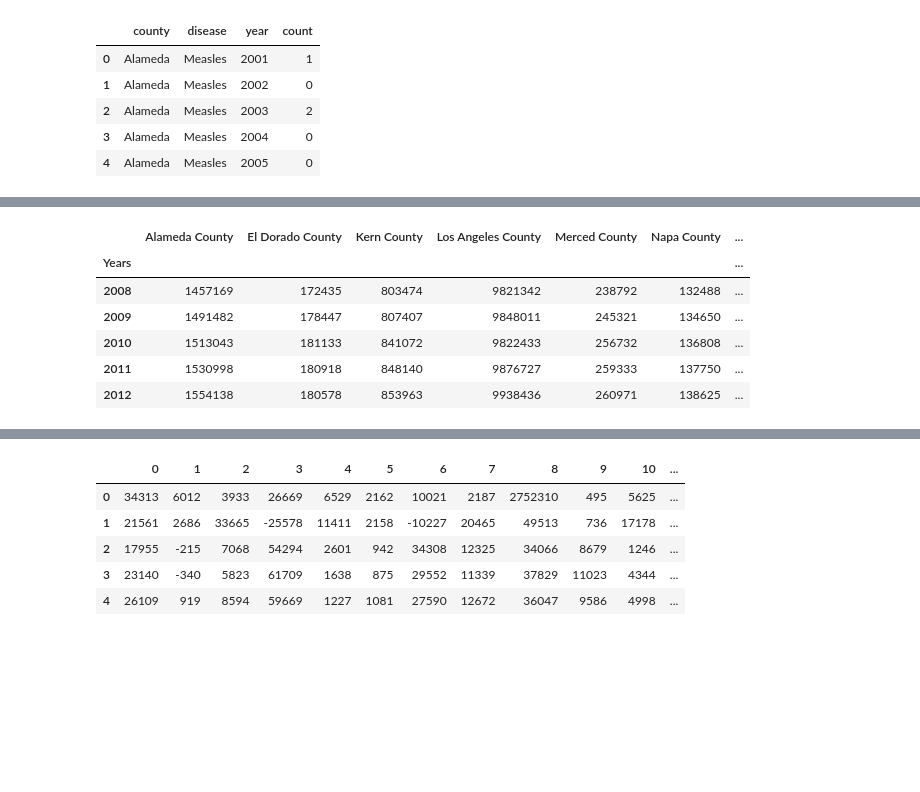
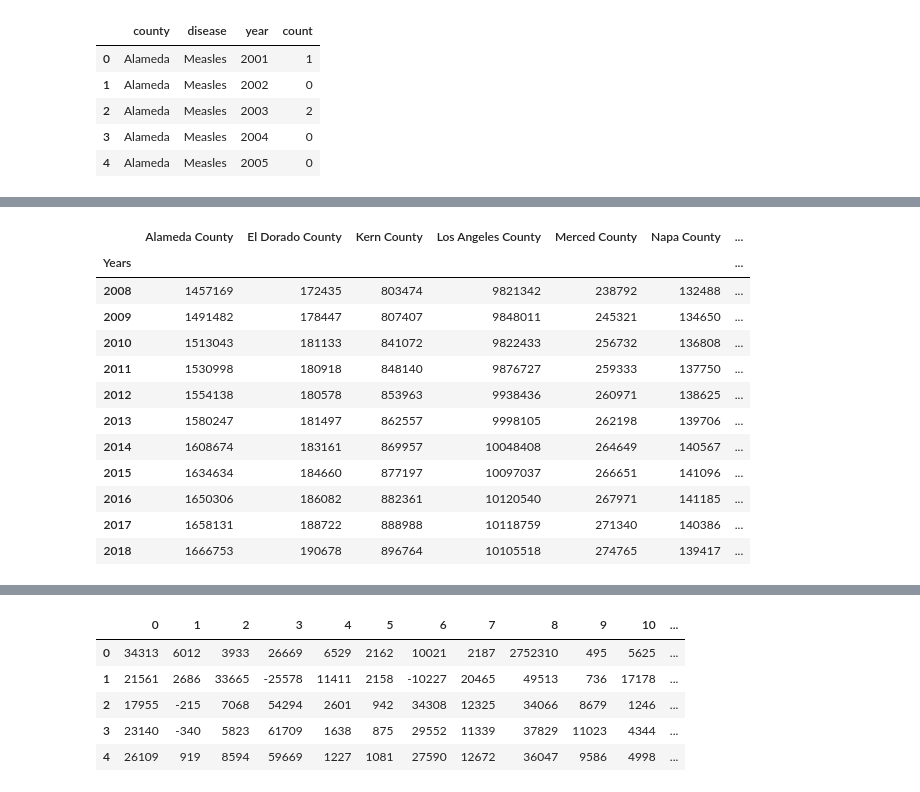
Before and after one commit to GCutaiar/group-project1, a Jupyter notebook: Resource/scatter_plots_clay.ipynb, the cells around one changed output, grey strips where cells are left out. Drawn from its saved outputs; the diff is of its cells as text; code cells hidden in the pictures; blank space fills up the shorter version.

```diff
--- a/Resource/scatter_plots_clay.ipynb
+++ b/Resource/scatter_plots_clay.ipynb
@@ -153,16 +167,22 @@ ddyr_sonoma_tet = ddyr_sonoma[ddyr_sonoma["disease"]== "Tetanus"]
 # %%
 #mung population data, added 2008 so i could get the difference between 2 years and end
 #up with 9 values
 pop_read = pd.read_csv(file2)
 pop_years_change = pop_read.set_index("Years")
 #pop_years_change = pop_years_change.drop(2018)
 pop_for_change = pd.DataFrame(pop_years_change)
-pop_for_change.head()
+pop_for_change
 # %% [output]
 |  | Alameda County | El Dorado County | Kern County | Los Angeles County | Merced County | Napa County | ... |
 | Years |  |  |  |  |  |  | ... |
 | 2008 | 1457169 | 172435 | 803474 | 9821342 | 238792 | 132488 | ... |
 | 2009 | 1491482 | 178447 | 807407 | 9848011 | 245321 | 134650 | ... |
 | 2010 | 1513043 | 181133 | 841072 | 9822433 | 256732 | 136808 | ... |
 | 2011 | 1530998 | 180918 | 848140 | 9876727 | 259333 | 137750 | ... |
 | 2012 | 1554138 | 180578 | 853963 | 9938436 | 260971 | 138625 | ... |
+| 2013 | 1580247 | 181497 | 862557 | 9998105 | 262198 | 139706 | ... |
+| 2014 | 1608674 | 183161 | 869957 | 10048408 | 264649 | 140567 | ... |
+| 2015 | 1634634 | 184660 | 877197 | 10097037 | 266651 | 141096 | ... |
+| 2016 | 1650306 | 186082 | 882361 | 10120540 | 267971 | 141185 | ... |
+| 2017 | 1658131 | 188722 | 888988 | 10118759 | 271340 | 140386 | ... |
+| 2018 | 1666753 | 190678 | 896764 | 10105518 | 274765 | 139417 | ... |
```
Also changed, not shown: parts of 9 cells of this notebook, 4 other files.
